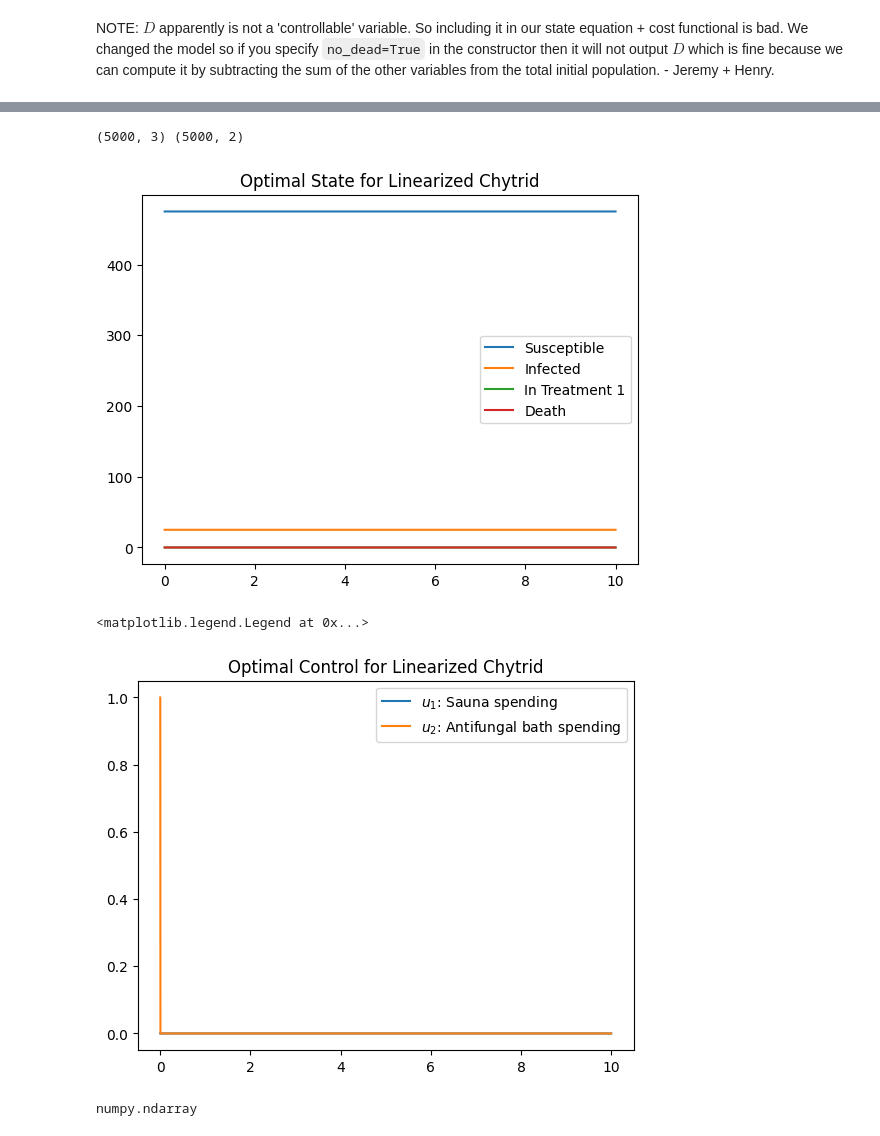
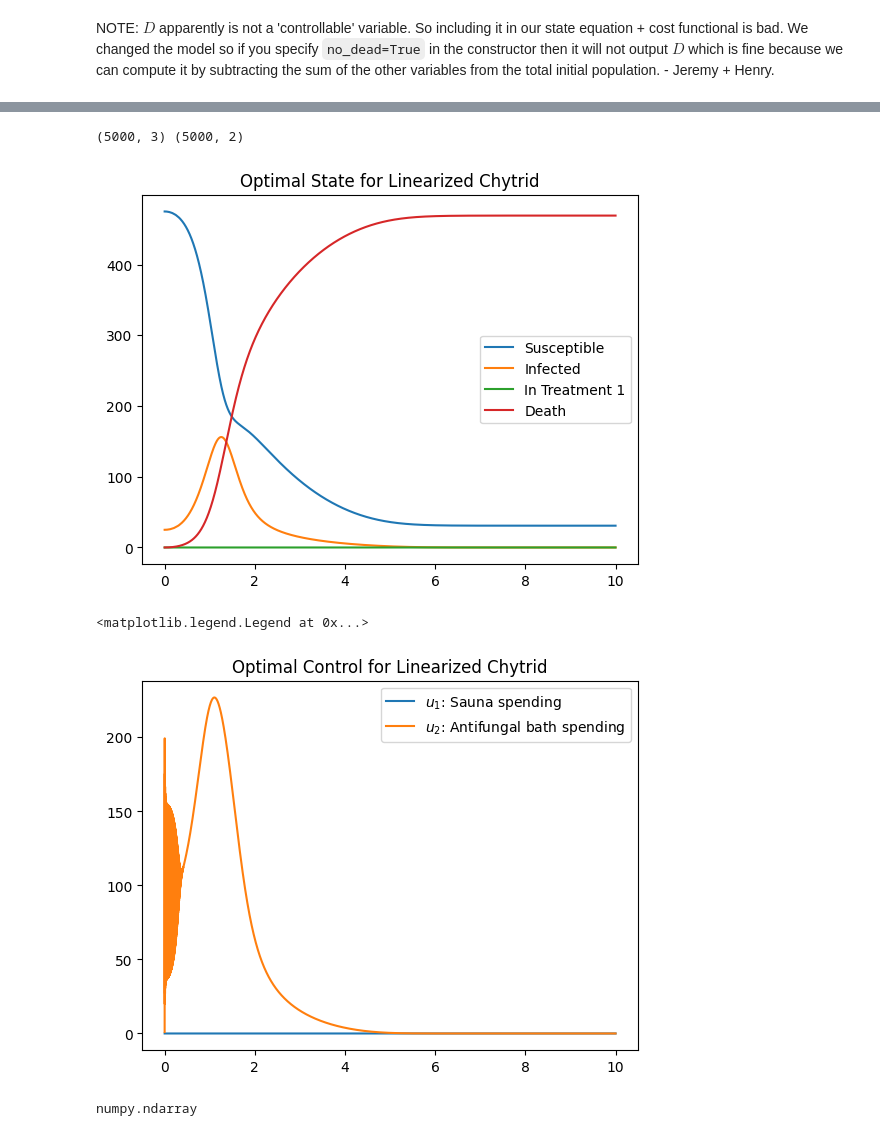
Before and after one commit to ACME-Vol4-Project1/save-axolotls-control, a Jupyter notebook: LQR_control.ipynb, the cells around one changed output, grey strips where cells are left out. Drawn from its saved outputs; the diff is of its cells as text; code cells hidden in the pictures.

```diff
--- a/LQR_control.ipynb
+++ b/LQR_control.ipynb
@@ -142,39 +140,39 @@ def iterated_lqr(Df_x, Df_u, t_space, x0, u0):
         # print(A)
         # print(type(A))
 
-        x_new, u_new = solve_linearized_finite(A, B, state_solutions[i], t_space[i], t_space[i+1])   # get next state using LQR
+        x_new, u_new = solve_linearized_infinite(A, B, state_solutions[i], t_space[i], t_space[i+1])   # get next state using LQR
         state_solutions.append(x_new)
         control_solutions.append(u_new)
 
 
     return np.array(state_solutions), np.array(control_solutions)
 
 # sample test case
 x, u = iterated_lqr(lambda t, x, u: model.f_x(t, x, u), lambda t, x, u: model.f_u(t, x, u), t_space, y0, u0)
 print(x.shape, u.shape)
 
 S = x[:, 0]
 I = x[:, 1]
 T1 = x[:, 2]
 
 plt.title("Optimal State for Linearized Chytrid")
 plt.plot(t_space, S, label="Susceptible")
 plt.plot(t_space, I, label="Infected")
 plt.plot(t_space, T1, label="In Treatment 1")
 plt.plot(t_space, 500 - S - I - T1, label="Death")  # plotting death total 500 - all other groups
 plt.legend()
 plt.show()
 
 plt.title("Optimal Control for Linearized Chytrid")
 u1, u2 = u.T
 plt.plot(t_space, u1, label=rf'$u_{1}$: Sauna spending')
 plt.plot(t_space, u2, label=rf'$u_{2}$: Antifungal bath spending')
 plt.legend()
 # %% [output]
 (5000, 3) (5000, 2)
-[figure, old version]
+[figure, new version]
 <matplotlib.legend.Legend at 0x...>
-[figure, old version]
+[figure, new version]
 # %%
 type(model.f_x(0, np.ones(3), np.ones(2)))
 # %% [output]
```
Also changed, not shown: parts of 1 cell of this notebook, 2 other files.
